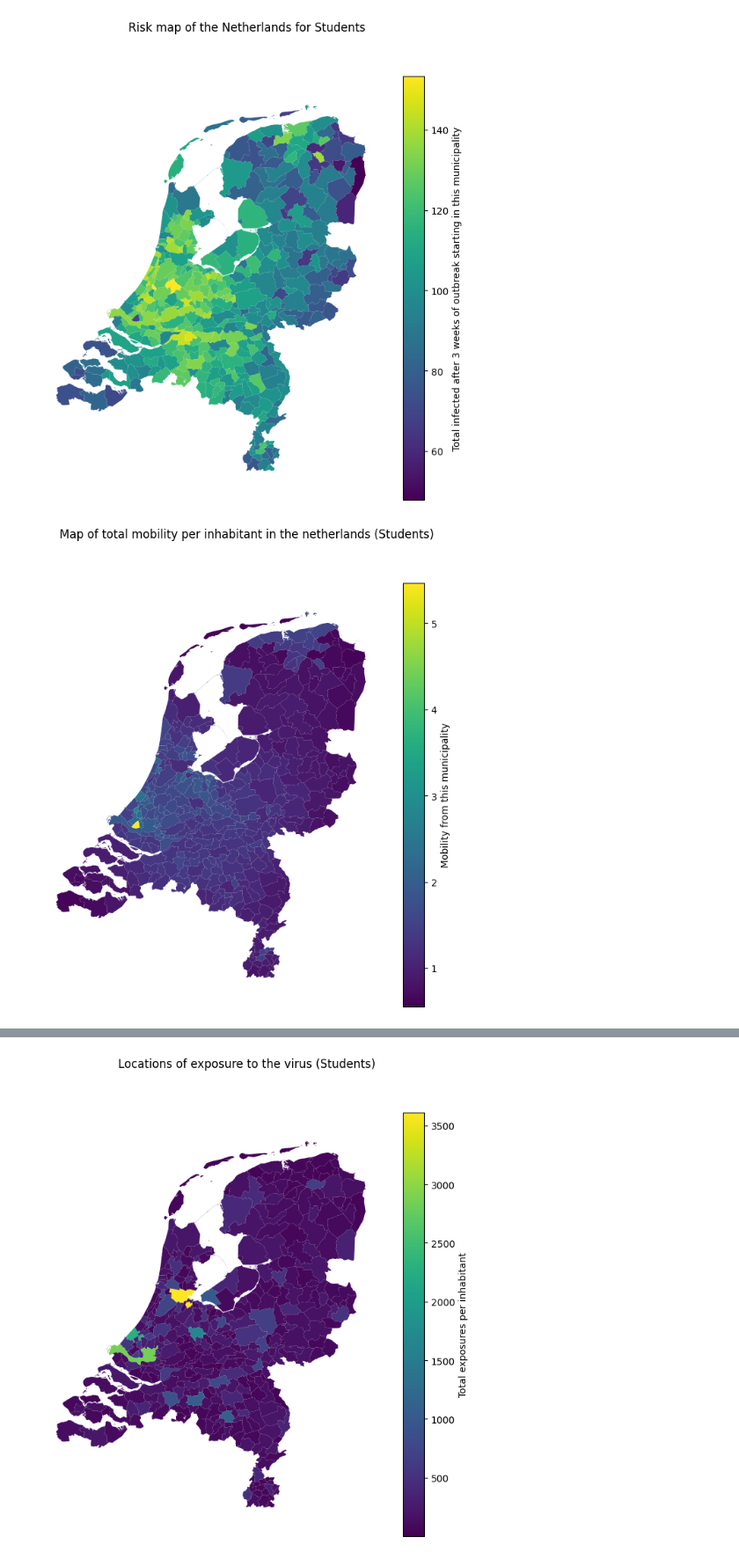
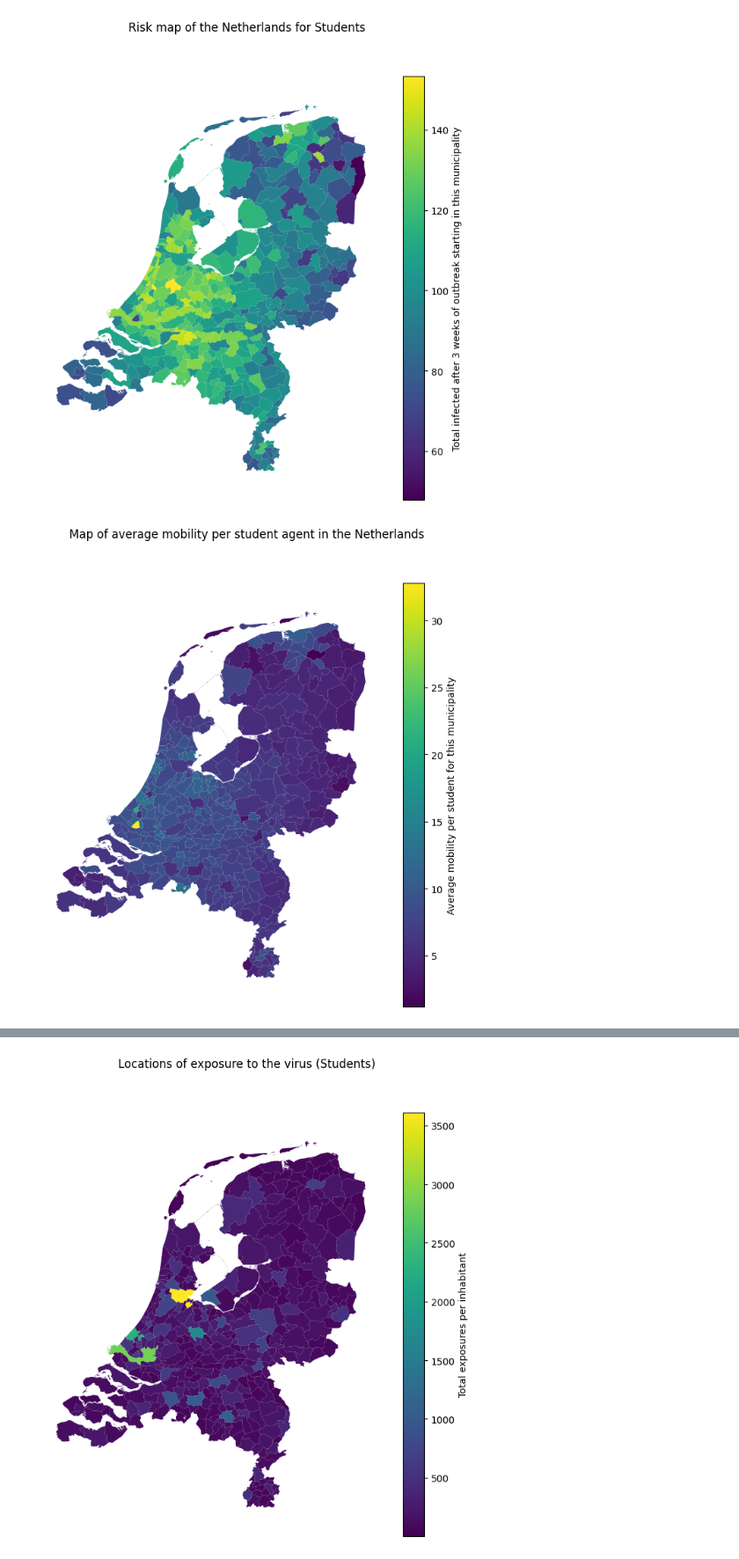
Before and after one commit to larsdekwant/covid-gravity-model, a Jupyter notebook: riskmap.ipynb, the cells around one changed output, grey strips where cells are left out. Shown at 88% size. Cells and saved outputs as stored; diff of their text form; code cells hidden in the pictures.

```diff
--- a/riskmap.ipynb
+++ b/riskmap.ipynb
@@ -486,18 +429,18 @@ create_spatial_plot(risk_data, 'Risk map of the Netherlands for Students', 'Tota
 # %%
 df_mobmat_freq = pd.read_csv('Data/Mob_grav_freq.csv', delimiter=',')
 mobmat_freq = df_mobmat_freq[df_mobmat_freq.columns[1:]].to_numpy()
 
 mobility_map = np.zeros(380)
 for loc in range(380):
-    demo_pop = np.maximum(DemoMat[loc, 5], 1)
+    demo_pop = np.maximum(DemoMat[loc, 3], 1)
     mobility_map[loc] = np.nansum(mobmat_freq[loc]) / demo_pop
 
 #for loc in np.argsort(mobility_map)[::-1]:
 #    print(str(loc) + '\t' + loc_name[loc] + ': ' + str(mobility_map[loc]))
 
-create_spatial_plot(mobility_map, 'Map of total mobility per inhabitant in the netherlands', 'Mobility from this municipality')
+create_spatial_plot(mobility_map, 'Map of average mobility per student agent in the Netherlands', 'Average mobility per student for this municipality')
 # %% [output]
-[figure, old version]
+[figure, new version]
 # %%
 import numpy as np
 import pandas as pd
```
Also changed, not shown: parts of 4 cells of this notebook.
